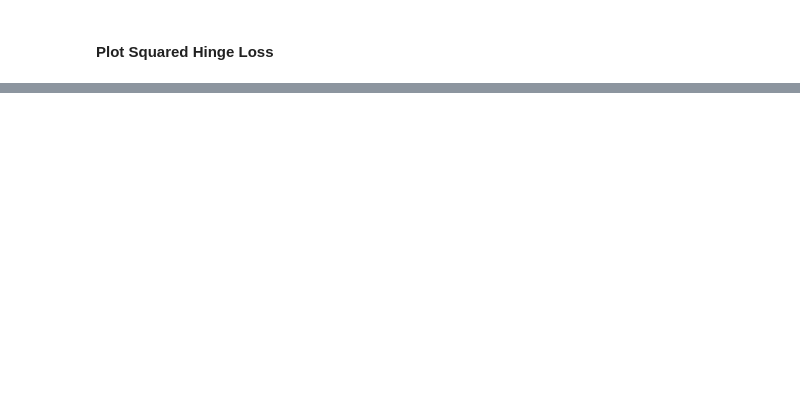
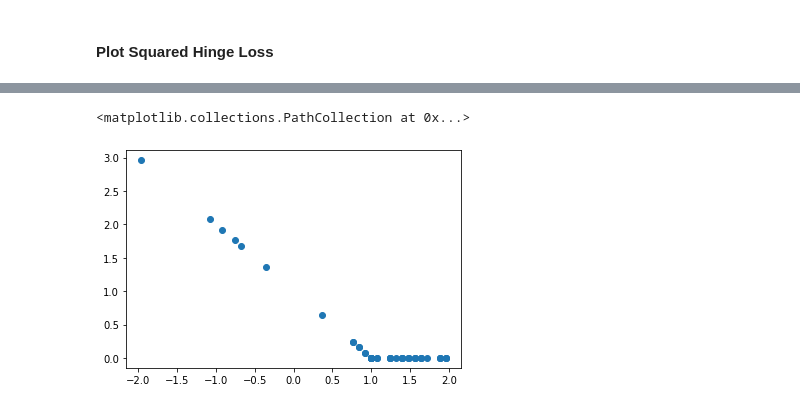
Before and after one commit to annts/support_vector_machines, a Jupyter notebook: 02_Effect_Of_C_Regularization.ipynb, the cells around one changed output, grey strips where cells are left out. Cells and saved outputs as stored; diff of their text form; code cells hidden in the pictures; blank space fills up the shorter version.

```diff
--- a/02_Effect_Of_C_Regularization.ipynb
+++ b/02_Effect_Of_C_Regularization.ipynb
@@ -428,0 +487,8 @@ plt.scatter(y*clf.decision_function(X) , squared_hinge_loss )
+# %%
+clf = svm.SVC(kernel = 'linear', C = 1)
+clf.fit(X,y)
+hinge_loss =  np.maximum(0, 1 - y*clf.decision_function(X))
+plt.scatter(y*clf.decision_function(X) , hinge_loss)
+# %% [output]
+<matplotlib.collections.PathCollection at 0x...>
+[figure, added]
```
Also changed, not shown: parts of 15 cells of this notebook.
